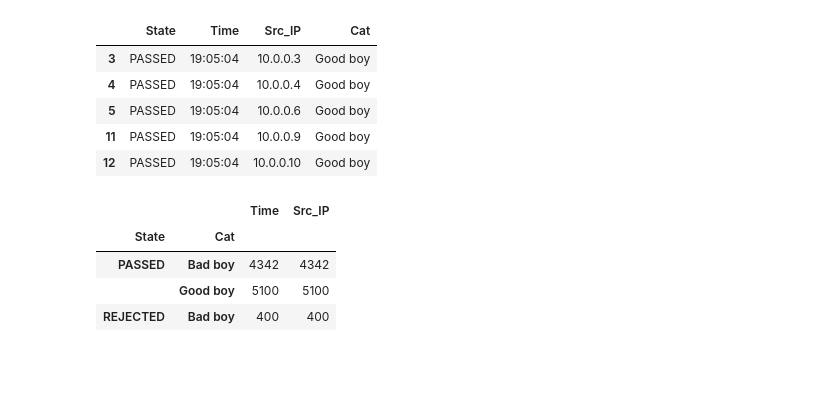
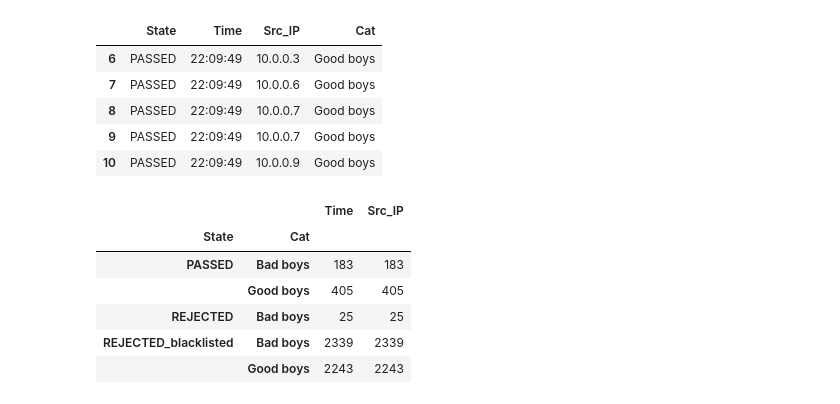
Before and after one commit to BarboraCelesova/DP-SecuritySDN, a Jupyter notebook: makeStatisticsJupyter.ipynb, the cells around one changed output. Cells and saved outputs as stored; diff of their text form; code cells hidden in the pictures; blank space fills up the shorter version.

```diff
--- a/makeStatisticsJupyter.ipynb
+++ b/makeStatisticsJupyter.ipynb
@@ -126,18 +118,21 @@ data.groupby(['Time', 'Cat', 'State']).count()
 # %%
-sel_data = data.loc[(data['State'] == 'PASSED') | (data['State'] == 'REJECTED')]
+# sel_data = data.loc[(data['State'] == 'PASSED') | (data['State'] == 'REJECTED')]
+sel_data = data.loc[(data['State'].isin(['PASSED', 'REJECTED', 'REJECTED_blacklisted', 'REJECTED_POP']))]
 sel_data.head()
 # %% [output]
 |  | State | Time | Src_IP | Cat |
-| 3 | PASSED | 19:05:04 | 10.0.0.3 | Good boy |
-| 4 | PASSED | 19:05:04 | 10.0.0.4 | Good boy |
-| 5 | PASSED | 19:05:04 | 10.0.0.6 | Good boy |
-| 11 | PASSED | 19:05:04 | 10.0.0.9 | Good boy |
-| 12 | PASSED | 19:05:04 | 10.0.0.10 | Good boy |
+| 6 | PASSED | 22:09:49 | 10.0.0.3 | Good boys |
+| 7 | PASSED | 22:09:49 | 10.0.0.6 | Good boys |
+| 8 | PASSED | 22:09:49 | 10.0.0.7 | Good boys |
+| 9 | PASSED | 22:09:49 | 10.0.0.7 | Good boys |
+| 10 | PASSED | 22:09:49 | 10.0.0.9 | Good boys |
 # %%
 sel_data.groupby(['State','Cat']).count()
 # %% [output]
 |  |  | Time | Src_IP |
 | State | Cat |  |  |
-| PASSED | Bad boy | 4342 | 4342 |
-|  | Good boy | 5100 | 5100 |
-| REJECTED | Bad boy | 400 | 400 |
+| PASSED | Bad boys | 183 | 183 |
+|  | Good boys | 405 | 405 |
+| REJECTED | Bad boys | 25 | 25 |
+| REJECTED_blacklisted | Bad boys | 2339 | 2339 |
+|  | Good boys | 2243 | 2243 |
```
Also changed, not shown: parts of 7 cells of this notebook, 2 other files.
